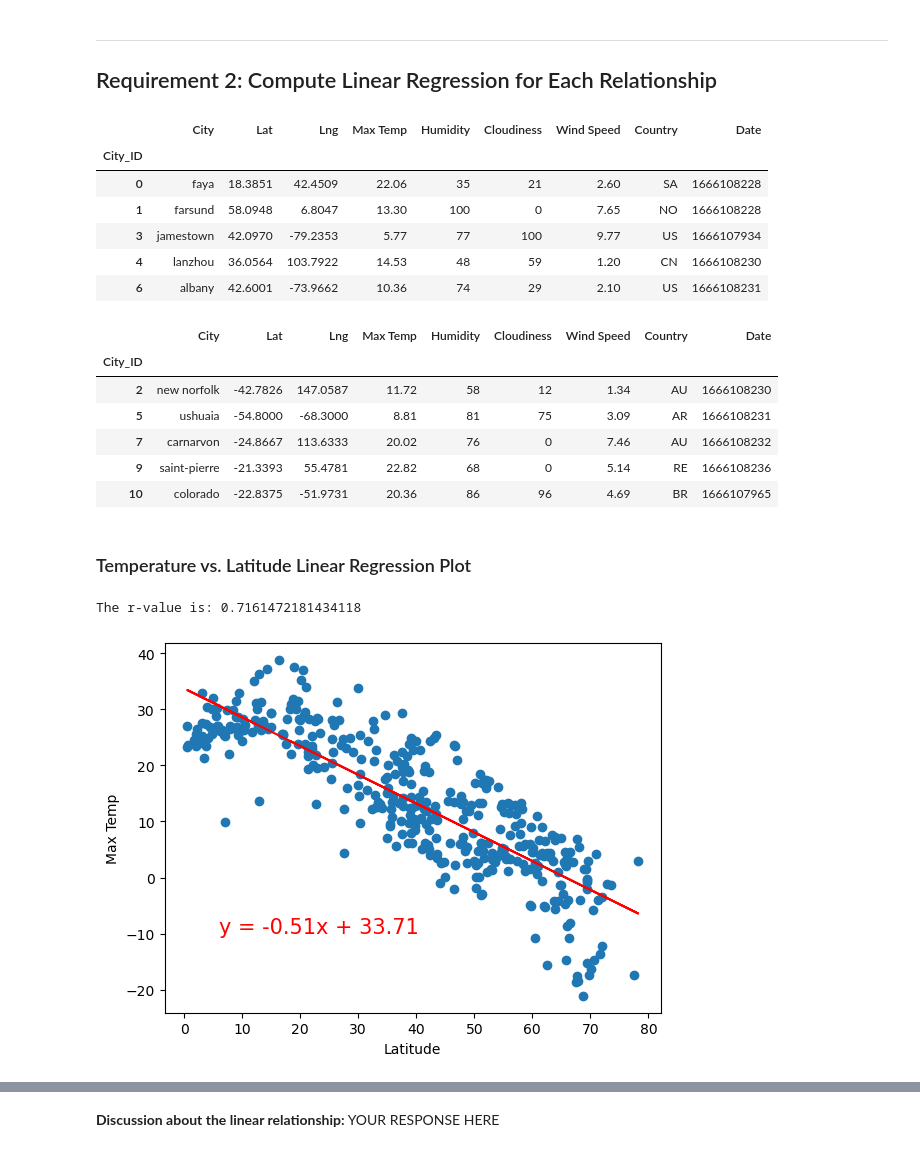
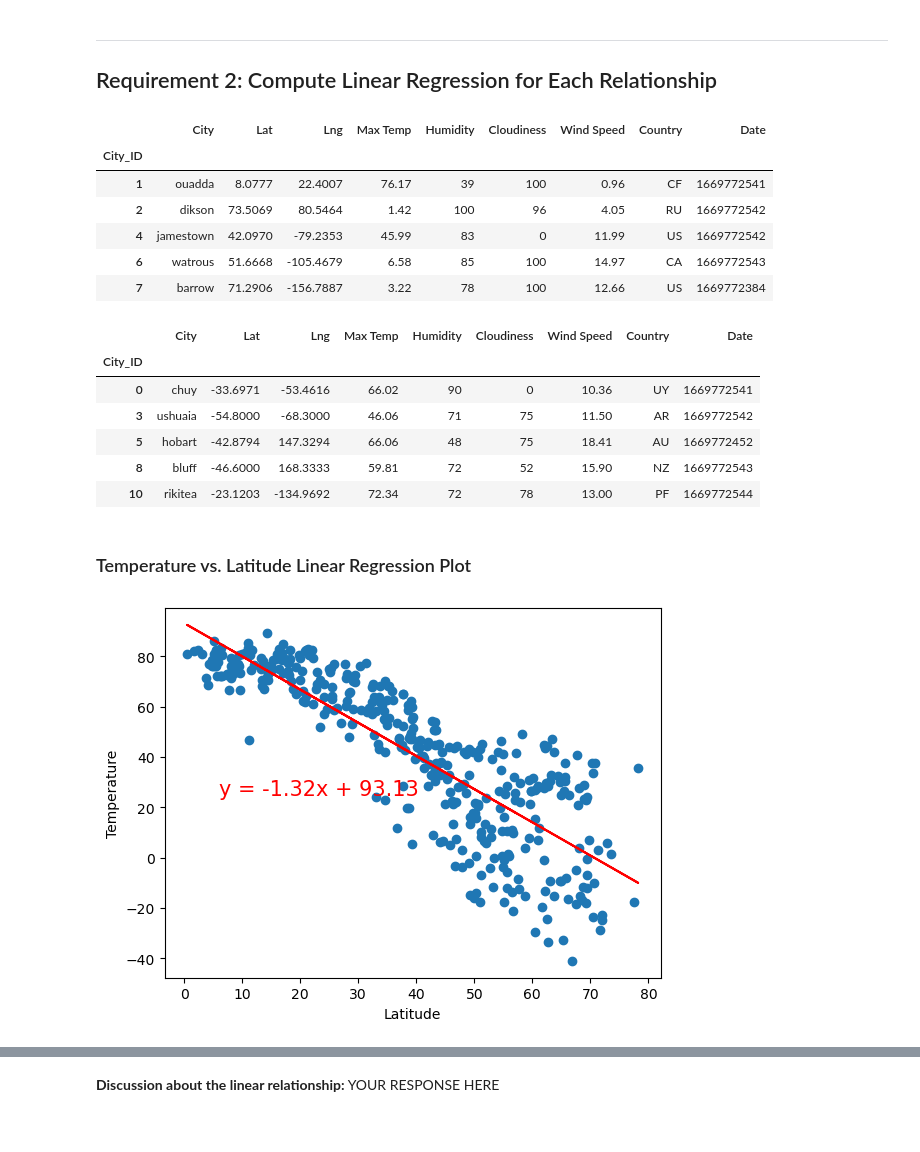
Before and after one commit to marinotem/python-api-challenge, a Jupyter notebook: starter_code/WeatherPy.ipynb, the cells around one changed output, grey strips where cells are left out. Cells and saved outputs as stored; diff of their text form; code cells hidden in the pictures.

```diff
--- a/starter_code/WeatherPy.ipynb
+++ b/starter_code/WeatherPy.ipynb
@@ -217,6 +212,6 @@ city_data_df.to_csv("output_data/cities.csv", index_label="City_ID")
 # %%
 # Read saved data
-city_data_df = pd.read_csv("output_data/cities.csv", index_col="City_ID")
+city_data_df = pd.read_csv("../output_data/cities.csv", index_col="City_ID")
 
 # Display sample data
 city_data_df.head()
@@ -304,38 +309,49 @@ plt.show()
+# %%
+# Define a function to create Linear Regression plots
+def lin_regress_plotting(x_values, y_values, txt_coord, title):
+    (slope, intercept, rvalue, pvalue, stderr) = linregress(x_values, y_values)
+    regress_values = x_values * slope + intercept
+    line_eq = "y = " + str(round(slope,2)) + "x + " + str(round(intercept,2))
+    plt.scatter(x_values,y_values)
+    plt.plot(x_values,regress_values,"r-")
+    plt.annotate(line_eq,txt_coord,fontsize=15,color="red")
+    plt.xlabel('Latitude')
+    plt.ylabel(title)
+    plt.show()
 # %%
 # Create a DataFrame with the Northern Hemisphere data (Latitude >= 0)
-# YOUR CODE HERE
+northern_hemi_df = city_data_df.loc[city_data_df["Lat"] >= 0]
 
 # Display sample data
 northern_hemi_df.head()
 # %% [output]
 |  | City | Lat | Lng | Max Temp | Humidity | Cloudiness | Wind Speed | Country | Date |
 | City_ID |  |  |  |  |  |  |  |  |  |
-| 0 | faya | 18.3851 | 42.4509 | 22.06 | 35 | 21 | 2.60 | SA | 1666108228 |
-| 1 | farsund | 58.0948 | 6.8047 | 13.30 | 100 | 0 | 7.65 | NO | 1666108228 |
-| 3 | jamestown | 42.0970 | -79.2353 | 5.77 | 77 | 100 | 9.77 | US | 1666107934 |
-| 4 | lanzhou | 36.0564 | 103.7922 | 14.53 | 48 | 59 | 1.20 | CN | 1666108230 |
-| 6 | albany | 42.6001 | -73.9662 | 10.36 | 74 | 29 | 2.10 | US | 1666108231 |
+| 1 | ouadda | 8.0777 | 22.4007 | 76.17 | 39 | 100 | 0.96 | CF | 1669772541 |
+| 2 | dikson | 73.5069 | 80.5464 | 1.42 | 100 | 96 | 4.05 | RU | 1669772542 |
+| 4 | jamestown | 42.0970 | -79.2353 | 45.99 | 83 | 0 | 11.99 | US | 1669772542 |
+| 6 | watrous | 51.6668 | -105.4679 | 6.58 | 85 | 100 | 14.97 | CA | 1669772543 |
+| 7 | barrow | 71.2906 | -156.7887 | 3.22 | 78 | 100 | 12.66 | US | 1669772384 |
 # %%
 # Create a DataFrame with the Southern Hemisphere data (Latitude < 0)
-# YOUR CODE HERE
+southern_hemi_df = city_data_df.loc[city_data_df["Lat"] < 0]
 
 # Display sample data
 southern_hemi_df.head()
 # %% [output]
 |  | City | Lat | Lng | Max Temp | Humidity | Cloudiness | Wind Speed | Country | Date |
 | City_ID |  |  |  |  |  |  |  |  |  |
-| 2 | new norfolk | -42.7826 | 147.0587 | 11.72 | 58 | 12 | 1.34 | AU | 1666108230 |
-| 5 | ushuaia | -54.8000 | -68.3000 | 8.81 | 81 | 75 | 3.09 | AR | 1666108231 |
-| 7 | carnarvon | -24.8667 | 113.6333 | 20.02 | 76 | 0 | 7.46 | AU | 1666108232 |
-| 9 | saint-pierre | -21.3393 | 55.4781 | 22.82 | 68 | 0 | 5.14 | RE | 1666108236 |
-| 10 | colorado | -22.8375 | -51.9731 | 20.36 | 86 | 96 | 4.69 | BR | 1666107965 |
+| 0 | chuy | -33.6971 | -53.4616 | 66.02 | 90 | 0 | 10.36 | UY | 1669772541 |
+| 3 | ushuaia | -54.8000 | -68.3000 | 46.06 | 71 | 75 | 11.50 | AR | 1669772542 |
+| 5 | hobart | -42.8794 | 147.3294 | 66.06 | 48 | 75 | 18.41 | AU | 1669772452 |
+| 8 | bluff | -46.6000 | 168.3333 | 59.81 | 72 | 52 | 15.90 | NZ | 1669772543 |
+| 10 | rikitea | -23.1203 | -134.9692 | 72.34 | 72 | 78 | 13.00 | PF | 1669772544 |
 # %% [markdown]
 ###  Temperature vs. Latitude Linear Regression Plot
 # %%
 # Linear regression on Northern Hemisphere
-# YOUR CODE HERE
+lin_regress_plotting(northern_hemi_df['Lat'], northern_hemi_df['Max Temp'],(6,25),'Temperature')
 # %% [output]
-The r-value is: 0.7161472181434118
-[figure, old version]
+[figure, new version]
 # %%
 # Linear regression on Southern Hemisphere
```
Also changed, not shown: parts of 30 cells of this notebook, 6 other files.
